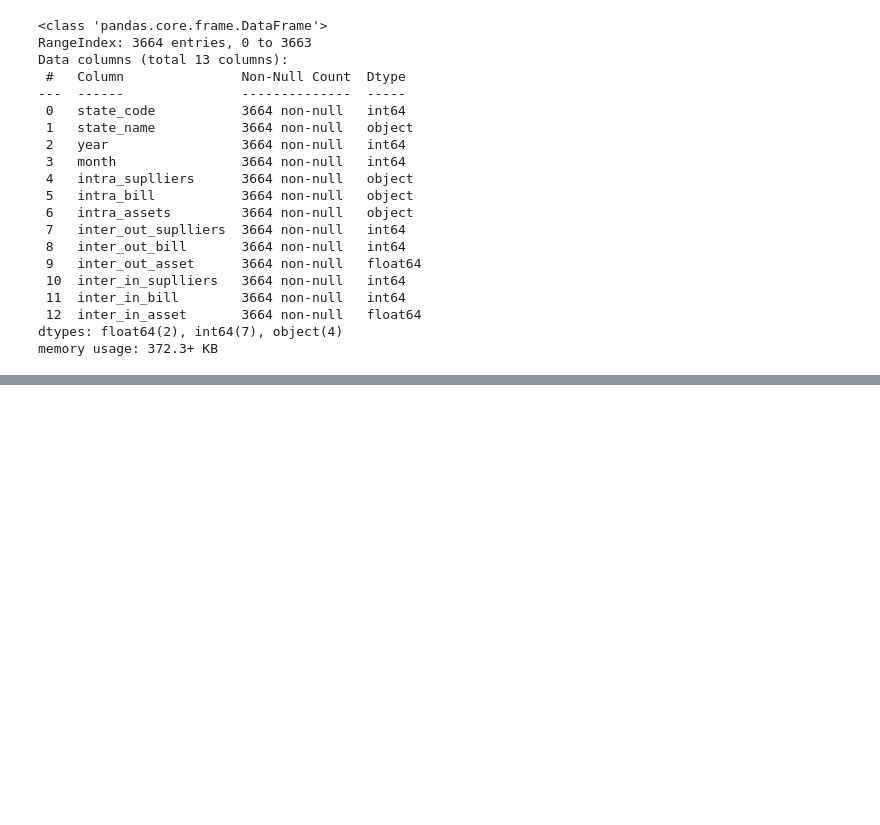
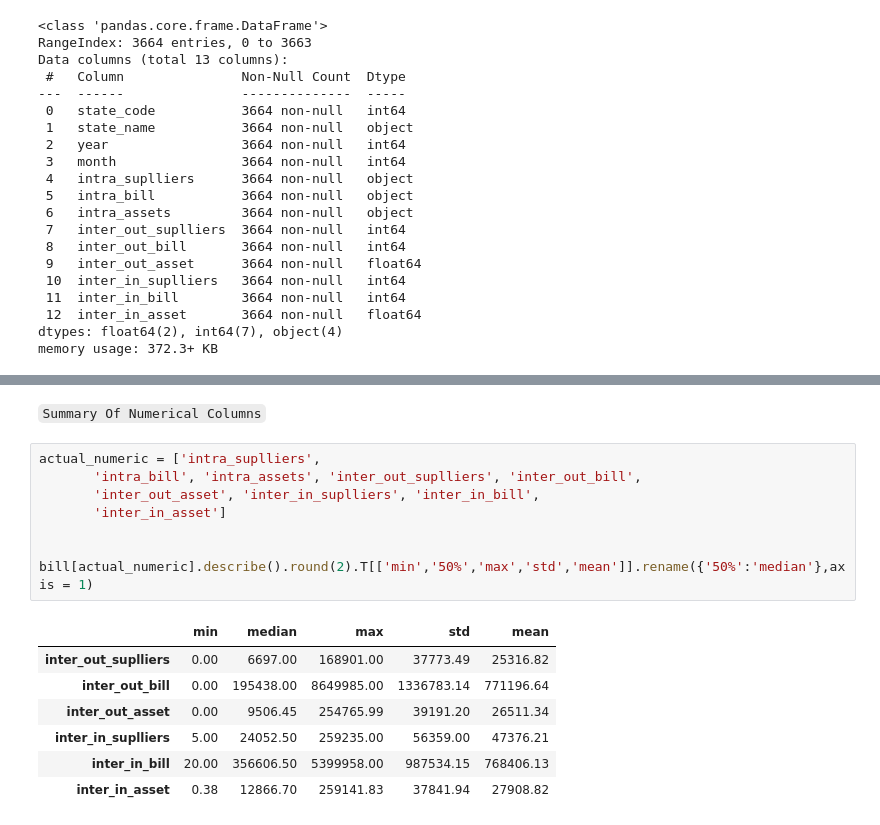
Before and after one commit to IamRaNo/the_distribution_hub_optimizer, a Jupyter notebook: notebooks/00_standardization.ipynb, the cells around one changed output, grey strips where cells are left out. Saved outputs shown, nothing was run; the diff lists cells and outputs as text; blank space fills up the shorter version.

````diff
--- a/notebooks/00_standardization.ipynb
+++ b/notebooks/00_standardization.ipynb
@@ -115,0 +111,18 @@ bill.select_dtypes(include='number').agg(['mean', 'median', 'std', 'min', 'max']
+# %% [markdown]
+```Summary Of Numerical Columns```
+# %%
+actual_numeric = ['intra_suplliers',
+       'intra_bill', 'intra_assets', 'inter_out_suplliers', 'inter_out_bill',
+       'inter_out_asset', 'inter_in_suplliers', 'inter_in_bill',
+       'inter_in_asset']
+
+
+bill[actual_numeric].describe().round(2).T[['min','50%','max','std','mean']].rename({'50%':'median'},axis = 1)
+# %% [output]
+|  | min | median | max | std | mean |
+| inter_out_suplliers | 0.00 | 6697.00 | 168901.00 | 37773.49 | 25316.82 |
+| inter_out_bill | 0.00 | 195438.00 | 8649985.00 | 1336783.14 | 771196.64 |
+| inter_out_asset | 0.00 | 9506.45 | 254765.99 | 39191.20 | 26511.34 |
+| inter_in_suplliers | 5.00 | 24052.50 | 259235.00 | 56359.00 | 47376.21 |
+| inter_in_bill | 20.00 | 356606.50 | 5399958.00 | 987534.15 | 768406.13 |
+| inter_in_asset | 0.38 | 12866.70 | 259141.83 | 37841.94 | 27908.82 |
````
Also changed, not shown: parts of 30 cells of this notebook.
